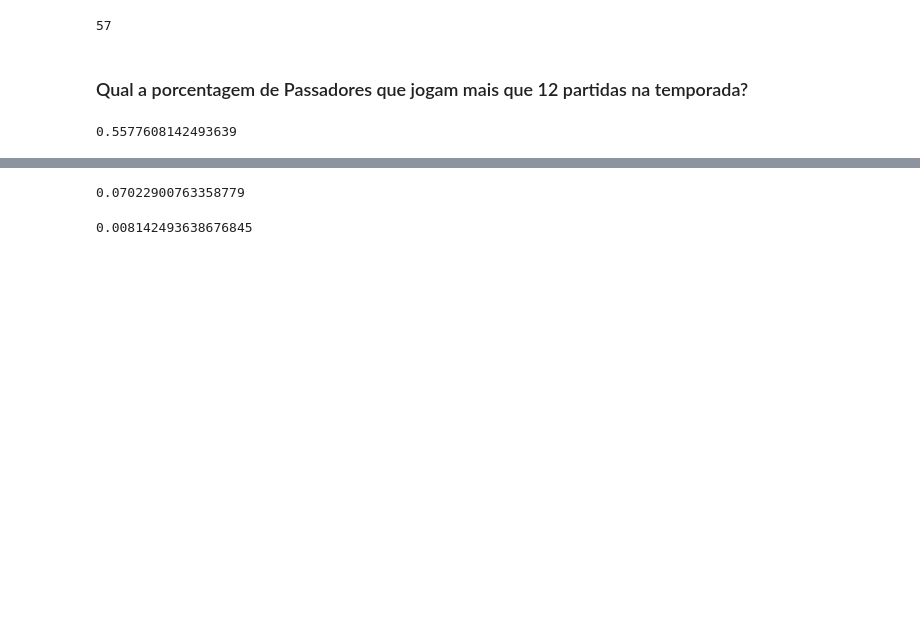
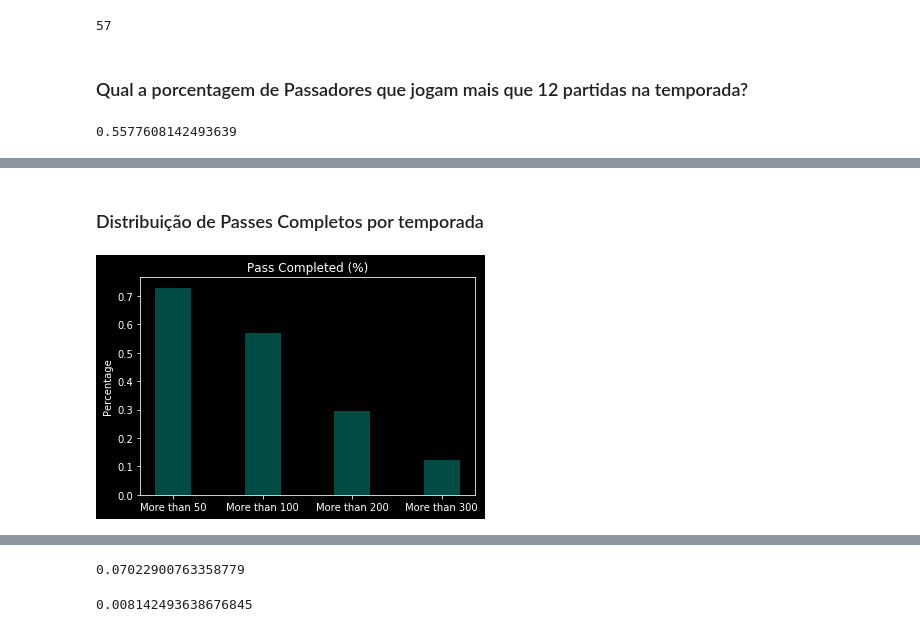
Before and after one commit to gabrielmsdiniz/nfl-stats, a Jupyter notebook: src/analysis.ipynb, the cells around one changed output, grey strips where cells are left out. Cells and saved outputs as stored; diff of their text form; code cells hidden in the pictures; blank space fills up the shorter version.

```diff
--- a/src/analysis.ipynb
+++ b/src/analysis.ipynb
@@ -181,0 +182,20 @@ plt.show()
+# %% [markdown]
+### Distribuição de Passes Completos por temporada
+# %%
+more_than_50_pass_compl_percentage = len(pass_stats[pass_stats['Passes Completed'] >= 50]) / len(pass_stats)
+more_than_100_pass_compl_percentage = len(pass_stats[pass_stats['Passes Completed'] >= 100]) / len(pass_stats)
+more_than_200_pass_compl_percentage = len(pass_stats[pass_stats['Passes Completed'] >= 200]) / len(pass_stats)
+more_than_300_pass_compl_percentage = len(pass_stats[pass_stats['Passes Completed'] >= 300]) / len(pass_stats)
+
+labels = ('More than 50', 'More than 100', 'More than 200', 'More than 300')
+y_pos = np.arange(len(labels))
+data = [more_than_50_pass_compl_percentage, more_than_100_pass_compl_percentage, more_than_200_pass_compl_percentage, more_than_300_pass_compl_percentage]
+
+plt.bar(y_pos, data, align='center', alpha=0.5, width=0.4, color= '#009688')
+plt.xticks(y_pos, labels)
+plt.ylabel('Percentage')
+plt.title('Pass Completed (%)')
+
+plt.show()
+# %% [output]
+[figure, added]
```
Also changed, not shown: parts of 15 cells of this notebook, 2 other files.
